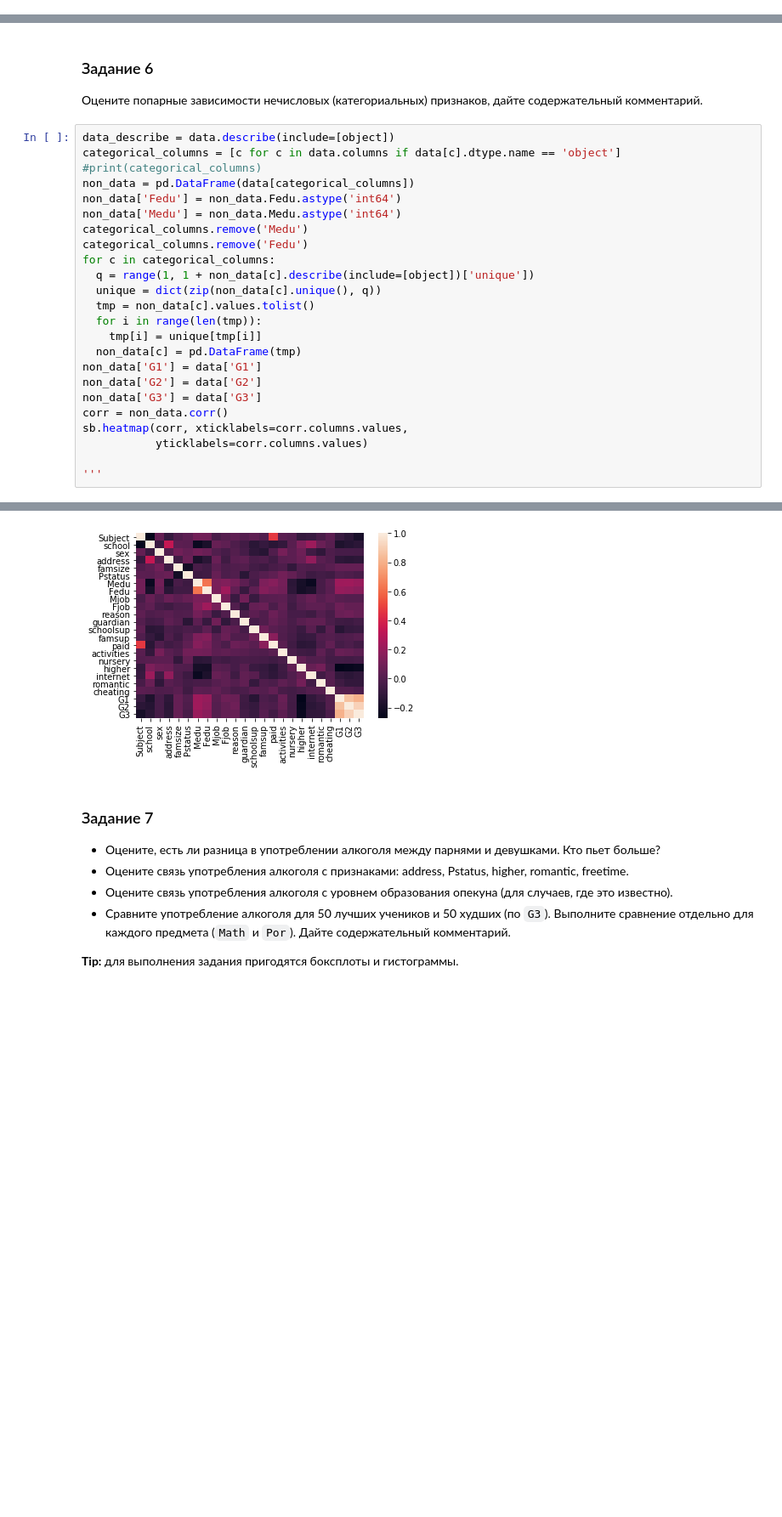
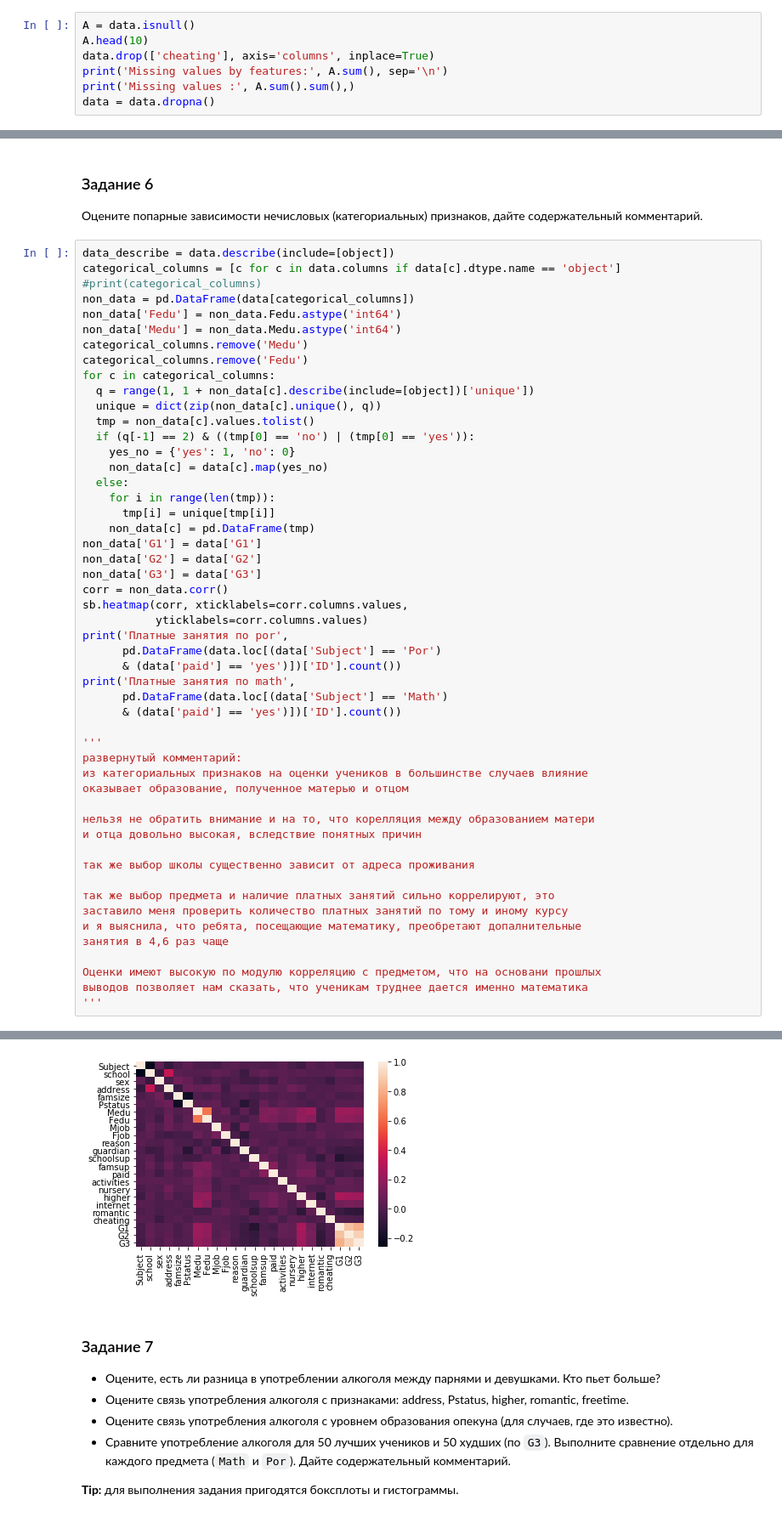
Before and after one commit to dariaAlium/DA, a Jupyter notebook: Lab_1_Exploratory_analysis.ipynb, the cells around one changed output, grey strips where cells are left out. Shown at 85% size. Drawn from its saved outputs; the diff is of its cells as text; blank space fills up the shorter version.

```diff
--- a/Lab_1_Exploratory_analysis.ipynb
+++ b/Lab_1_Exploratory_analysis.ipynb
@@ -201,0 +187,7 @@ def count_NaN():
+# %%
+A = data.isnull()
+A.head(10)
+data.drop(['cheating'], axis='columns', inplace=True)
+print('Missing values by features:', A.sum(), sep='\n')
+print('Missing values :', A.sum().sum(),)
+data = data.dropna()
@@ -302,15 +315,42 @@ for c in categorical_columns:
   q = range(1, 1 + non_data[c].describe(include=[object])['unique'])
   unique = dict(zip(non_data[c].unique(), q))
   tmp = non_data[c].values.tolist()
-  for i in range(len(tmp)):
-    tmp[i] = unique[tmp[i]]
-  non_data[c] = pd.DataFrame(tmp)
+  if (q[-1] == 2) & ((tmp[0] == 'no') | (tmp[0] == 'yes')):
+    yes_no = {'yes': 1, 'no': 0}
+    non_data[c] = data[c].map(yes_no)
+  else:
+    for i in range(len(tmp)):
+      tmp[i] = unique[tmp[i]]
+    non_data[c] = pd.DataFrame(tmp)
 non_data['G1'] = data['G1']
 non_data['G2'] = data['G2']
 non_data['G3'] = data['G3']
 corr = non_data.corr()
 sb.heatmap(corr, xticklabels=corr.columns.values,
            yticklabels=corr.columns.values)
+print('Платные занятия по por',
+      pd.DataFrame(data.loc[(data['Subject'] == 'Por')
+      & (data['paid'] == 'yes')])['ID'].count())
+print('Платные занятия по math',
+      pd.DataFrame(data.loc[(data['Subject'] == 'Math')
+      & (data['paid'] == 'yes')])['ID'].count())
 
 '''
+развернутый комментарий:
+из категориальных признаков на оценки учеников в большинстве случаев влияние
+оказывает образование, полученное матерью и отцом
+
+нельзя не обратить внимание и на то, что корелляция между образованием матери
+и отца довольно высокая, вследствие понятных причин
+
+так же выбор школы существенно зависит от адреса проживания
+
+так же выбор предмета и наличие платных занятий сильно коррелируют, это
+заставило меня проверить количество платных занятий по тому и иному курсу
+и я выяснила, что ребята, посещающие математику, преобретают допалнительные
+занятия в 4,6 раз чаще
+
+Оценки имеют высокую по модулю корреляцию с предметом, что на основани прошлых
+выводов позволяет нам сказать, что ученикам труднее дается именно математика
+'''
 # %% [output]
@@ -318,4 +360,4 @@ sb.heatmap(corr, xticklabels=corr.columns.values,
-[figure, old version]
+[figure, new version]
 # %% [markdown]
 ### Задание  7
 
```
Also changed, not shown: parts of 17 cells of this notebook.
